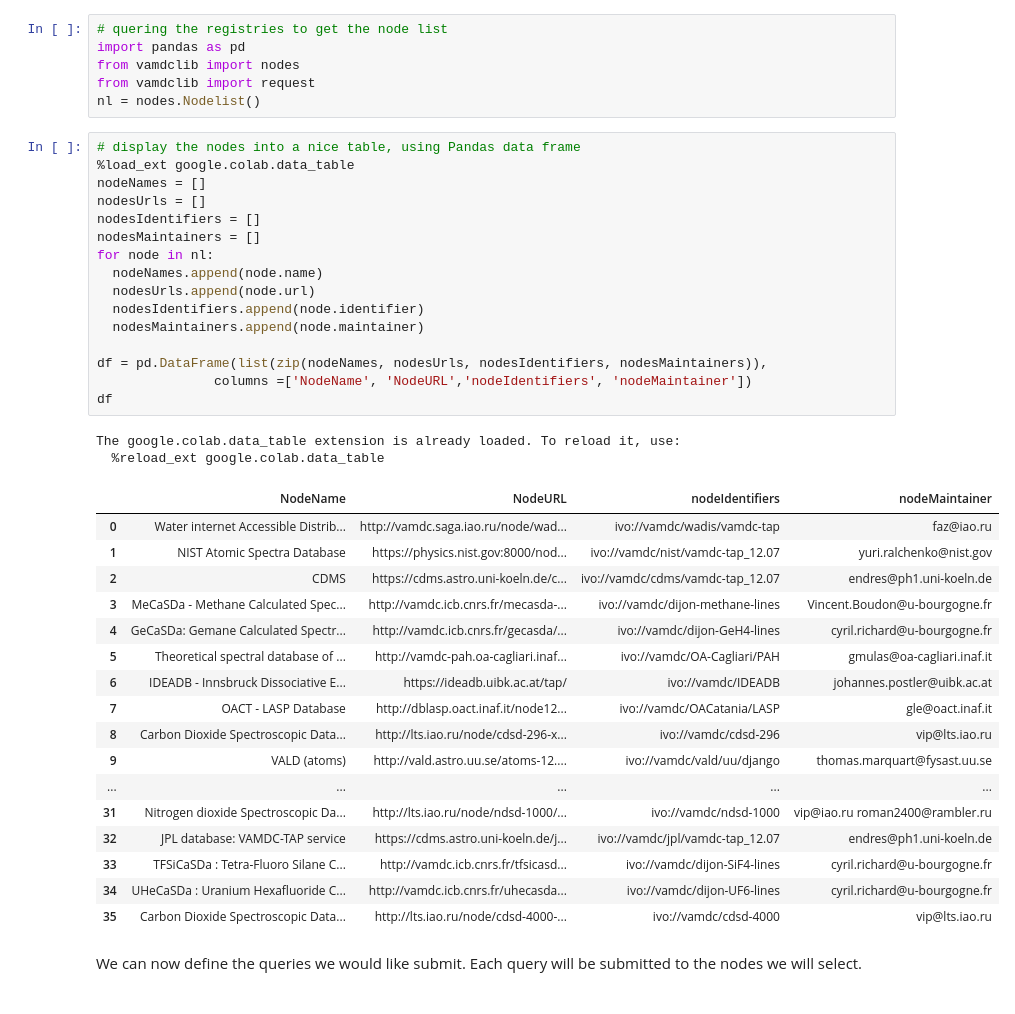
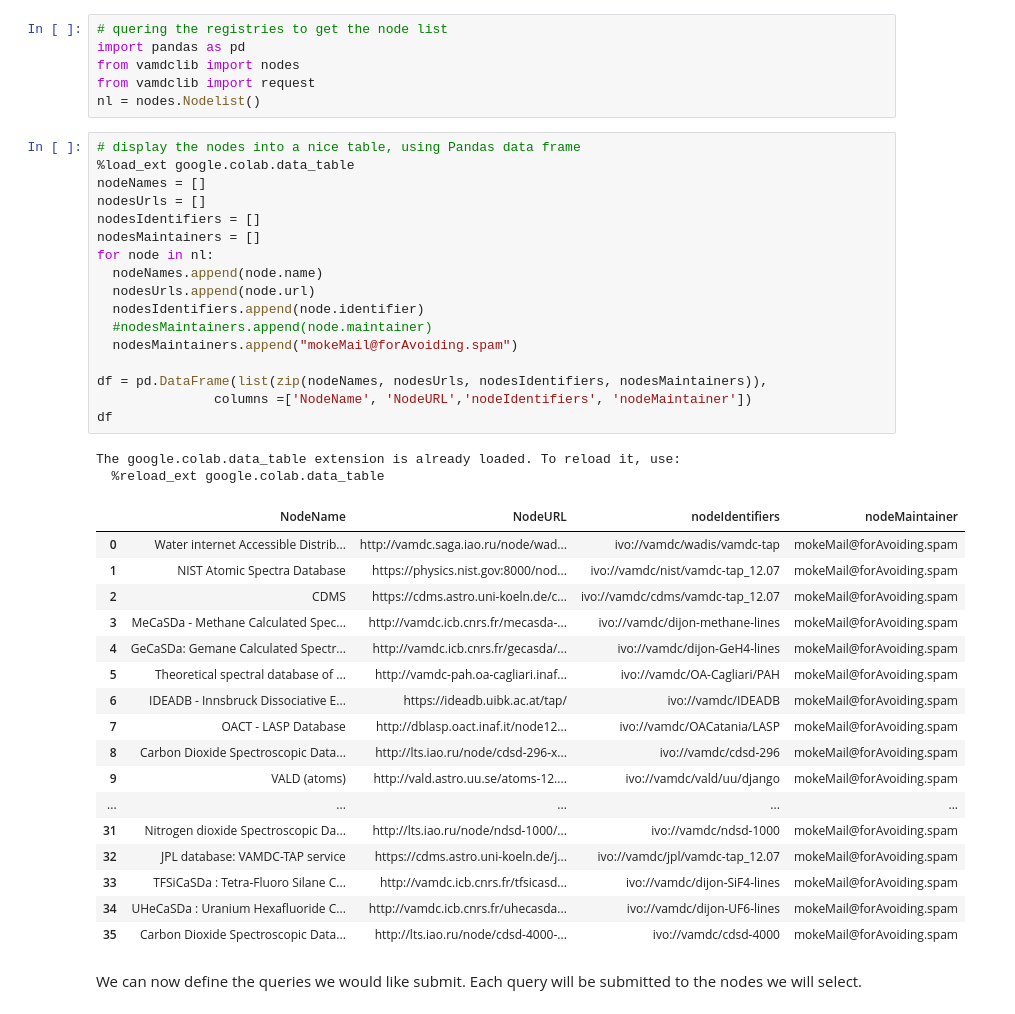
Before and after one commit to cmzwolf/JupyterVAMDCPortal, a Jupyter notebook: portalTest.ipynb, the cells around one changed output. Drawn from its saved outputs; the diff is of its cells as text.

Commit message:
Update to avoid spam in names from nodes

```diff
--- a/portalTest.ipynb
+++ b/portalTest.ipynb
@@ -48,39 +48,40 @@ nl = nodes.Nodelist()
 # %%
 # display the nodes into a nice table, using Pandas data frame
 %load_ext google.colab.data_table
 nodeNames = []
 nodesUrls = []
 nodesIdentifiers = []
 nodesMaintainers = []
 for node in nl:
   nodeNames.append(node.name)
   nodesUrls.append(node.url)
   nodesIdentifiers.append(node.identifier)
-  nodesMaintainers.append(node.maintainer)
+  #nodesMaintainers.append(node.maintainer)
+  nodesMaintainers.append("mokeMail@forAvoiding.spam")
 
 df = pd.DataFrame(list(zip(nodeNames, nodesUrls, nodesIdentifiers, nodesMaintainers)),
                columns =['NodeName', 'NodeURL','nodeIdentifiers', 'nodeMaintainer'])
 df
 # %% [output]
 The google.colab.data_table extension is already loaded. To reload it, use:
   %reload_ext google.colab.data_table
 |  | NodeName | NodeURL | nodeIdentifiers | nodeMaintainer |
-| 0 | Water internet Accessible Distrib... | http://vamdc.saga.iao.ru/node/wad... | ivo://vamdc/wadis/vamdc-tap | faz@iao.ru |
-| 1 | NIST Atomic Spectra Database | https://physics.nist.gov:8000/nod... | ivo://vamdc/nist/vamdc-tap_12.07 | yuri.ralchenko@nist.gov |
-| 2 | CDMS | https://cdms.astro.uni-koeln.de/c... | ivo://vamdc/cdms/vamdc-tap_12.07 | endres@ph1.uni-koeln.de |
-| 3 | MeCaSDa - Methane Calculated Spec... | http://vamdc.icb.cnrs.fr/mecasda-... | ivo://vamdc/dijon-methane-lines | Vincent.Boudon@u-bourgogne.fr |
-| 4 | GeCaSDa: Gemane Calculated Spectr... | http://vamdc.icb.cnrs.fr/gecasda/... | ivo://vamdc/dijon-GeH4-lines | cyril.richard@u-bourgogne.fr |
-| 5 | Theoretical spectral database of ... | http://vamdc-pah.oa-cagliari.inaf... | ivo://vamdc/OA-Cagliari/PAH | gmulas@oa-cagliari.inaf.it |
-| 6 | IDEADB - Innsbruck Dissociative E... | https://ideadb.uibk.ac.at/tap/ | ivo://vamdc/IDEADB | johannes.postler@uibk.ac.at |
-| 7 | OACT - LASP Database | http://dblasp.oact.inaf.it/node12... | ivo://vamdc/OACatania/LASP | gle@oact.inaf.it |
-| 8 | Carbon Dioxide Spectroscopic Data... | http://lts.iao.ru/node/cdsd-296-x... | ivo://vamdc/cdsd-296 | vip@lts.iao.ru |
-| 9 | VALD (atoms) | http://vald.astro.uu.se/atoms-12.... | ivo://vamdc/vald/uu/django | thomas.marquart@fysast.uu.se |
+| 0 | Water internet Accessible Distrib... | http://vamdc.saga.iao.ru/node/wad... | ivo://vamdc/wadis/vamdc-tap | mokeMail@forAvoiding.spam |
+| 1 | NIST Atomic Spectra Database | https://physics.nist.gov:8000/nod... | ivo://vamdc/nist/vamdc-tap_12.07 | mokeMail@forAvoiding.spam |
+| 2 | CDMS | https://cdms.astro.uni-koeln.de/c... | ivo://vamdc/cdms/vamdc-tap_12.07 | mokeMail@forAvoiding.spam |
+| 3 | MeCaSDa - Methane Calculated Spec... | http://vamdc.icb.cnrs.fr/mecasda-... | ivo://vamdc/dijon-methane-lines | mokeMail@forAvoiding.spam |
+| 4 | GeCaSDa: Gemane Calculated Spectr... | http://vamdc.icb.cnrs.fr/gecasda/... | ivo://vamdc/dijon-GeH4-lines | mokeMail@forAvoiding.spam |
+| 5 | Theoretical spectral database of ... | http://vamdc-pah.oa-cagliari.inaf... | ivo://vamdc/OA-Cagliari/PAH | mokeMail@forAvoiding.spam |
+| 6 | IDEADB - Innsbruck Dissociative E... | https://ideadb.uibk.ac.at/tap/ | ivo://vamdc/IDEADB | mokeMail@forAvoiding.spam |
+| 7 | OACT - LASP Database | http://dblasp.oact.inaf.it/node12... | ivo://vamdc/OACatania/LASP | mokeMail@forAvoiding.spam |
+| 8 | Carbon Dioxide Spectroscopic Data... | http://lts.iao.ru/node/cdsd-296-x... | ivo://vamdc/cdsd-296 | mokeMail@forAvoiding.spam |
+| 9 | VALD (atoms) | http://vald.astro.uu.se/atoms-12.... | ivo://vamdc/vald/uu/django | mokeMail@forAvoiding.spam |
 | ... | ... | ... | ... | ... |
-| 31 | Nitrogen dioxide Spectroscopic Da... | http://lts.iao.ru/node/ndsd-1000/... | ivo://vamdc/ndsd-1000 | vip@iao.ru roman2400@rambler.ru |
-| 32 | JPL database: VAMDC-TAP service | https://cdms.astro.uni-koeln.de/j... | ivo://vamdc/jpl/vamdc-tap_12.07 | endres@ph1.uni-koeln.de |
-| 33 | TFSiCaSDa : Tetra-Fluoro Silane C... | http://vamdc.icb.cnrs.fr/tfsicasd... | ivo://vamdc/dijon-SiF4-lines | cyril.richard@u-bourgogne.fr |
-| 34 | UHeCaSDa : Uranium Hexafluoride C... | http://vamdc.icb.cnrs.fr/uhecasda... | ivo://vamdc/dijon-UF6-lines | cyril.richard@u-bourgogne.fr |
-| 35 | Carbon Dioxide Spectroscopic Data... | http://lts.iao.ru/node/cdsd-4000-... | ivo://vamdc/cdsd-4000 | vip@lts.iao.ru |
+| 31 | Nitrogen dioxide Spectroscopic Da... | http://lts.iao.ru/node/ndsd-1000/... | ivo://vamdc/ndsd-1000 | mokeMail@forAvoiding.spam |
+| 32 | JPL database: VAMDC-TAP service | https://cdms.astro.uni-koeln.de/j... | ivo://vamdc/jpl/vamdc-tap_12.07 | mokeMail@forAvoiding.spam |
+| 33 | TFSiCaSDa : Tetra-Fluoro Silane C... | http://vamdc.icb.cnrs.fr/tfsicasd... | ivo://vamdc/dijon-SiF4-lines | mokeMail@forAvoiding.spam |
+| 34 | UHeCaSDa : Uranium Hexafluoride C... | http://vamdc.icb.cnrs.fr/uhecasda... | ivo://vamdc/dijon-UF6-lines | mokeMail@forAvoiding.spam |
+| 35 | Carbon Dioxide Spectroscopic Data... | http://lts.iao.ru/node/cdsd-4000-... | ivo://vamdc/cdsd-4000 | mokeMail@forAvoiding.spam |
 # %% [markdown]
 We can now define the queries we would like submit. Each query will be submitted to the nodes we will select.
 # %%
```
Also changed, not shown: parts of 4 cells of this notebook.
